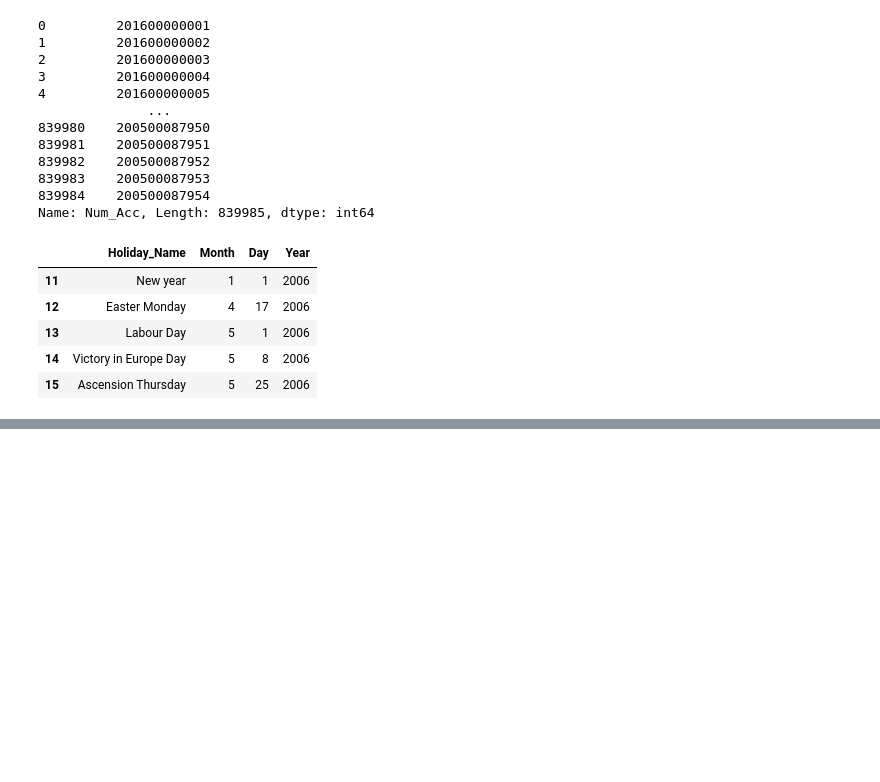
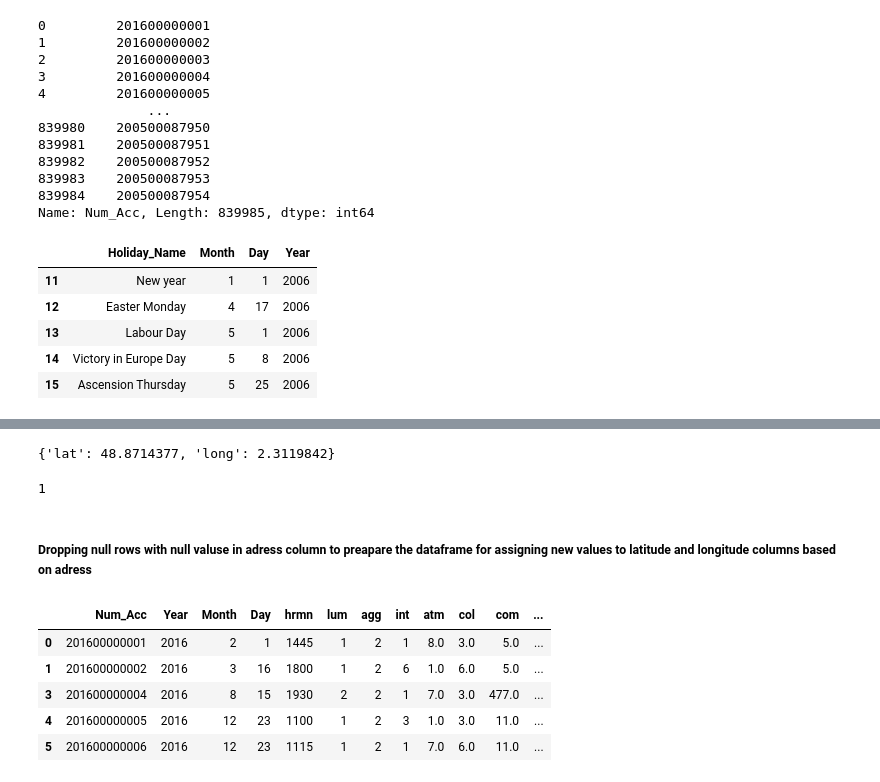
Before and after one commit to TheBlaze1/DataScience, a Jupyter notebook: AccidentsinFrance2005to2016.ipynb, the cells around one changed output, grey strips where cells are left out. Drawn from its saved outputs; the diff is of its cells as text; code cells hidden in the pictures; blank space fills up the shorter version.

```diff
--- a/AccidentsinFrance2005to2016.ipynb
+++ b/AccidentsinFrance2005to2016.ipynb
@@ -883,0 +1015,23 @@ df_accidents_hol_2016.to_csv("Accidents_holidays_2016", index = False)
+# %%
+df_cordinates = df_caracteristics
+df_cordinates.dropna(subset=["adr"], inplace=True)
+
+df_cordinates["adr"].loc[df_cordinates["lat"].isna()]
+
+base_url= "https://maps.googleapis.com/maps/api/geocode/json?"
+AUTH_KEY = "AIzaSyDIu_DU0enaoWh-BDb2WMgIWrbZyP-aCEo"
+
+# set up your search parameters - address and API key
+parameters = {"address": "RUE JEAN MERMOZ",
+             "key": AUTH_KEY}
+
+r = requests.get(f"{base_url}{urllib.parse.urlencode(parameters)}")
+data = json.loads(r.content)
+data
+
+
+
+
+
+# address = 'Shivaji Nagar, Bangalore, KA 560001'
+# url = 'https://nominatim.openstreetmap.org/search/' + urllib.parse.quote(address) +'?format=json'
@@ -883,0 +1056,26 @@ df_accidents_hol_2016.to_csv("Accidents_holidays_2016", index = False)
+# %%
+# Testing get requset response with dictionary
+dict_cord = {"lat","long"}
+data_cord = data.get("results")[0].get("geometry").get("location")
+dict_cord= {"lat": data_cord.get("lat"),
+             "long": data_cord.get("lng")}
+dict_cord
+# %% [output]
+{'lat': 48.8714377, 'long': 2.3119842}
+# %%
+len(data.get("results"))
+# %% [output]
+1
+# %% [markdown]
+##### Dropping null rows with null valuse in adress column to preapare the dataframe for assigning new values to latitude and longitude columns based on adress
+# %%
+df_cordinates = df_cordinates[df_cordinates['adr'].notna()]
+# %%
+df_cordinates.head()
+# %% [output]
+|  | Num_Acc | Year | Month | Day | hrmn | lum | agg | int | atm | col | com | ... |
+| 0 | 201600000001 | 2016 | 2 | 1 | 1445 | 1 | 2 | 1 | 8.0 | 3.0 | 5.0 | ... |
+| 1 | 201600000002 | 2016 | 3 | 16 | 1800 | 1 | 2 | 6 | 1.0 | 6.0 | 5.0 | ... |
+| 3 | 201600000004 | 2016 | 8 | 15 | 1930 | 2 | 2 | 1 | 7.0 | 3.0 | 477.0 | ... |
+| 4 | 201600000005 | 2016 | 12 | 23 | 1100 | 1 | 2 | 3 | 1.0 | 3.0 | 11.0 | ... |
+| 5 | 201600000006 | 2016 | 12 | 23 | 1115 | 1 | 2 | 1 | 7.0 | 6.0 | 11.0 | ... |
```
Also changed, not shown: parts of 27 cells of this notebook.
